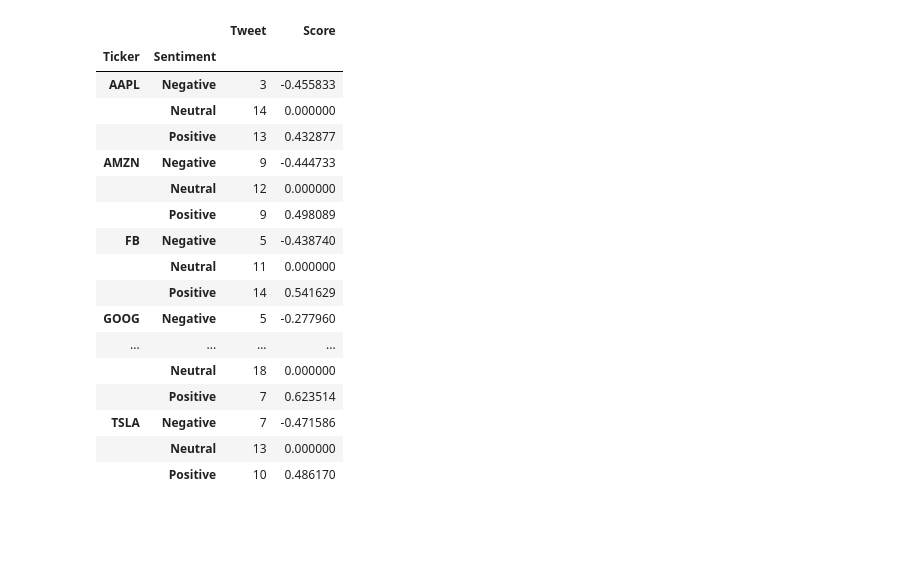
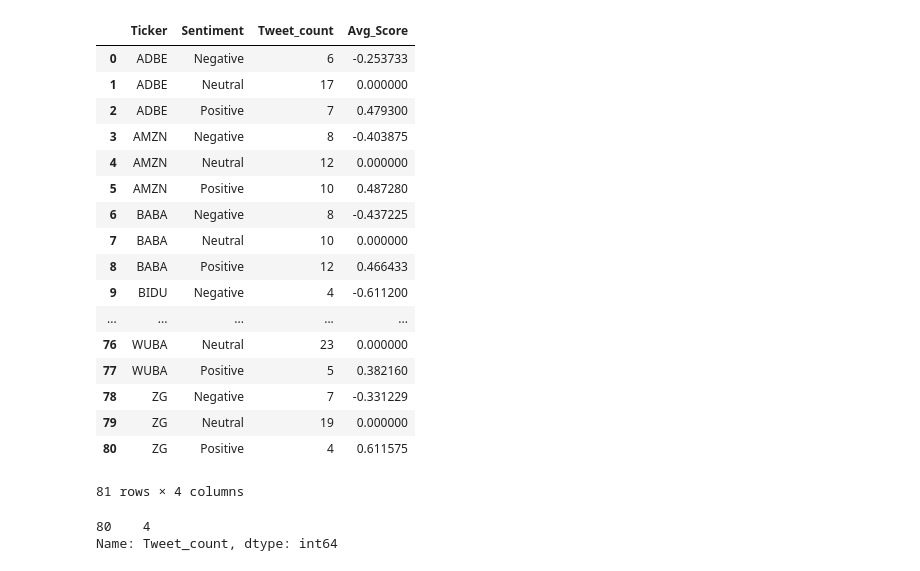
Before and after one commit to SaritaIngu/Practicum, a Jupyter notebook: StockTwits_sentiment_analyzer.ipynb, the cells around one changed output. Saved outputs shown, nothing was run; the diff lists cells and outputs as text; code cells hidden in the pictures; blank space fills up the shorter version.

```diff
--- a/StockTwits_sentiment_analyzer.ipynb
+++ b/StockTwits_sentiment_analyzer.ipynb
@@ -65,21 +66,29 @@ tweet_df
 # %%
-tweet_df.groupby(['Ticker', 'Sentiment']).agg({'Tweet':'count','Score':'mean'})
+tweet_summary = tweet_df.groupby(['Ticker', 'Sentiment'], as_index=False).agg({'Tweet':'count','Score':'mean'}).rename(columns = {
+    'Tweet':'Tweet_count', 'Score':'Avg_Score'})
-# %% [output]
-|  |  | Tweet | Score |
-| Ticker | Sentiment |  |  |
-| AAPL | Negative | 3 | -0.455833 |
-|  | Neutral | 14 | 0.000000 |
-|  | Positive | 13 | 0.432877 |
-| AMZN | Negative | 9 | -0.444733 |
-|  | Neutral | 12 | 0.000000 |
-|  | Positive | 9 | 0.498089 |
-| FB | Negative | 5 | -0.438740 |
-|  | Neutral | 11 | 0.000000 |
-|  | Positive | 14 | 0.541629 |
-| GOOG | Negative | 5 | -0.277960 |
-| ... | ... | ... | ... |
-|  | Neutral | 18 | 0.000000 |
-|  | Positive | 7 | 0.623514 |
-| TSLA | Negative | 7 | -0.471586 |
-|  | Neutral | 13 | 0.000000 |
-|  | Positive | 10 | 0.486170 |
+# %%
+tweet_summary
+# %% [output]
+|  | Ticker | Sentiment | Tweet_count | Avg_Score |
+| 0 | ADBE | Negative | 6 | -0.253733 |
+| 1 | ADBE | Neutral | 17 | 0.000000 |
+| 2 | ADBE | Positive | 7 | 0.479300 |
+| 3 | AMZN | Negative | 8 | -0.403875 |
+| 4 | AMZN | Neutral | 12 | 0.000000 |
+| 5 | AMZN | Positive | 10 | 0.487280 |
+| 6 | BABA | Negative | 8 | -0.437225 |
+| 7 | BABA | Neutral | 10 | 0.000000 |
+| 8 | BABA | Positive | 12 | 0.466433 |
+| 9 | BIDU | Negative | 4 | -0.611200 |
+| ... | ... | ... | ... | ... |
+| 76 | WUBA | Neutral | 23 | 0.000000 |
+| 77 | WUBA | Positive | 5 | 0.382160 |
+| 78 | ZG | Negative | 7 | -0.331229 |
+| 79 | ZG | Neutral | 19 | 0.000000 |
+| 80 | ZG | Positive | 4 | 0.611575 |
+81 rows × 4 columns
+# %%
+tweet_summary[(tweet_summary['Ticker'] == 'ZG') & (tweet_summary['Sentiment'] == 'Positive')].Tweet_count
+# %% [output]
+80    4
+Name: Tweet_count, dtype: int64
```
Also changed, not shown: parts of 4 cells of this notebook.
